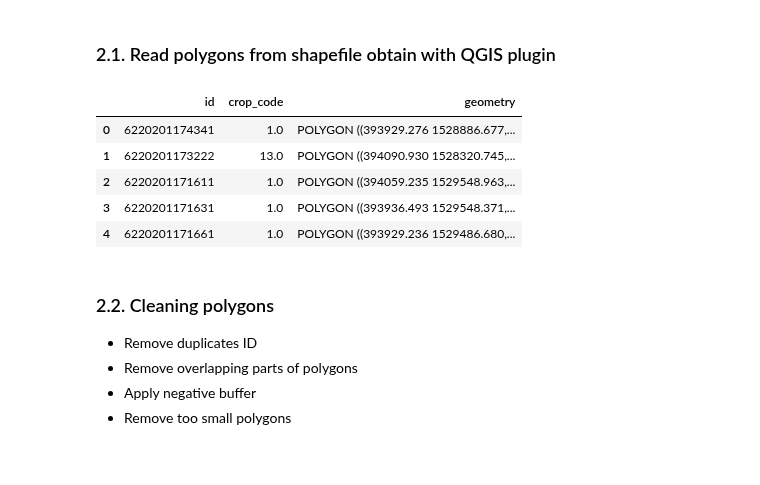
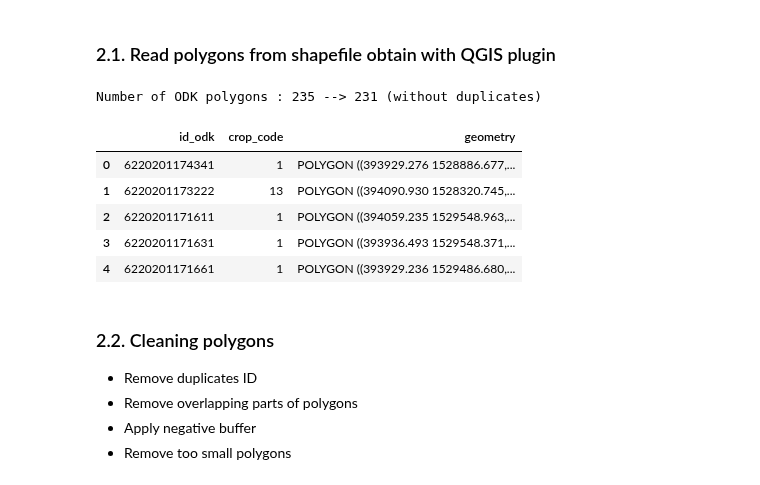
Before and after one commit to nicolasdeffense/eo-toolbox, a Jupyter notebook: notebooks_working/EOStat/clean_in_situ_senegal.ipynb, the cells around one changed output. Drawn from its saved outputs; the diff is of its cells as text; code cells hidden in the pictures.

```diff
--- a/notebooks_working/EOStat/clean_in_situ_senegal.ipynb
+++ b/notebooks_working/EOStat/clean_in_situ_senegal.ipynb
@@ -12,6 +12,7 @@ import rasterio.plot
 import numpy as np
 
 pd.set_option('display.max_columns', None)
+pd.set_option('display.max_rows', None)
 
 sys.path.insert(0, '/export/miro/ndeffense/LBRAT2104/GIT/eo-toolbox/tools/')
 
@@ -155,28 +164,33 @@ After removing polygons where area is less than 100 square meters : 324
 # %%
 odk_gdf = gpd.read_file(odk_shp)
 
 odk_gdf['geometry'] = [Polygon(mapping(x)['coordinates']) for x in odk_gdf.geometry]
 
 odk_gdf = odk_gdf.to_crs(epsg=32628)
 
 # Build ODK ID based on other fields
 
 #odk_gdf['id'] = odk_gdf['id-Commune'].astype(str) + odk_gdf['id-Distric'].astype(str) + odk_gdf['id-Concess'].astype(str) + odk_gdf['id-Menage'].astype(str) + odk_gdf['id-Parcell'].astype(str)
 
-odk_gdf['id'] = odk_gdf['meta-ins_1'].str.replace('_', '').str.replace(' ', '')
+odk_gdf['id_odk'] = odk_gdf['meta-ins_1'].str.replace('_', '').str.replace(' ', '')
 
 odk_gdf = odk_gdf.rename(columns={"Informat_1": "crop_code"})
 
-odk_gdf = odk_gdf[['id','crop_code','geometry']]
+odk_gdf = odk_gdf[['id_odk','crop_code','geometry']]
+
+print(f'Number of ODK polygons : {len(odk_gdf)} --> {len(odk_gdf.drop_duplicates("id_odk"))} (without duplicates)')
+
+odk_gdf = odk_gdf.drop_duplicates('id_odk')
 
 odk_gdf.head()
 # %% [output]
+Number of ODK polygons : 235 --> 231 (without duplicates)
-|  | id | crop_code | geometry |
-| 0 | 6220201174341 | 1.0 | POLYGON ((393929.276 1528886.677,... |
-| 1 | 6220201173222 | 13.0 | POLYGON ((394090.930 1528320.745,... |
-| 2 | 6220201171611 | 1.0 | POLYGON ((394059.235 1529548.963,... |
-| 3 | 6220201171631 | 1.0 | POLYGON ((393936.493 1529548.371,... |
-| 4 | 6220201171661 | 1.0 | POLYGON ((393929.236 1529486.680,... |
+|  | id_odk | crop_code | geometry |
+| 0 | 6220201174341 | 1 | POLYGON ((393929.276 1528886.677,... |
+| 1 | 6220201173222 | 13 | POLYGON ((394090.930 1528320.745,... |
+| 2 | 6220201171611 | 1 | POLYGON ((394059.235 1529548.963,... |
+| 3 | 6220201171631 | 1 | POLYGON ((393936.493 1529548.371,... |
+| 4 | 6220201171661 | 1 | POLYGON ((393929.236 1529486.680,... |
 # %% [markdown]
 ### 2.2. Cleaning polygons
 
```
Also changed, not shown: parts of 16 cells of this notebook, 1 other file.
